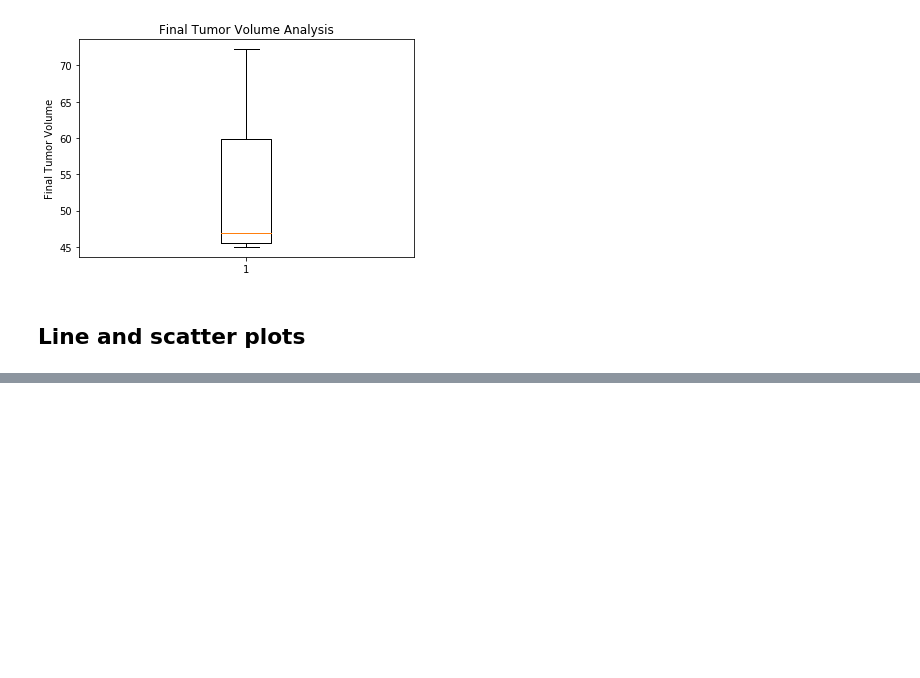
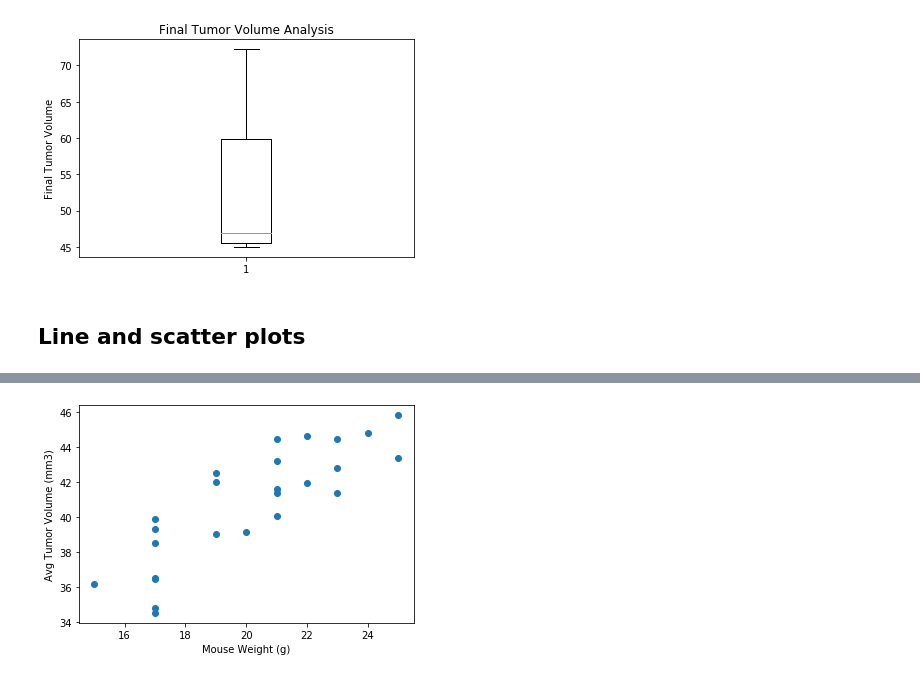
Before and after one commit to deepmalaagarwal/MATPLOTLIB_challenge, a Jupyter notebook: pymaceuticals_starter.ipynb, the cells around one changed output, grey strips where cells are left out. Saved outputs shown, nothing was run; the diff lists cells and outputs as text; code cells hidden in the pictures; blank space fills up the shorter version.

```diff
--- a/pymaceuticals_starter.ipynb
+++ b/pymaceuticals_starter.ipynb
@@ -169,19 +191,19 @@ plt.tight_layout()
 # %%
-# Generate a scatter plot of mouse weight versus average tumor volume for the Capomulin regimen
 # Generate a scatter plot of mouse weight versus average tumor volume for the Capomulin regimen
 
 #Selected the columns and create a new dataset
-mouse_weight_data_df = pd.DataFrame(medical_data_df, columns = ['Tumor Volume (mm3)','Drug Regimen','Weight (g)'])
-mouse_weight_data_df = mouse_weight_data_df[mouse_weight_data_df['Drug Regimen'].isin(['Capomulin'])]
+allPharma_weight_data = pd.DataFrame(all_pharma_data_Capomulin, columns = ['Mouse ID','Tumor Volume (mm3)','Drug Regimen','Weight (g)'])
 
 #Average tumor volume for the Capomulin regimen
-mouse_weight_groups = mouse_weight_data_df.groupby(['Weight (g)','Drug Regimen'])["Tumor Volume (mm3)"].mean()
-mouse_weight_groups = mouse_weight_groups.reset_index()
+allPharma_weight_data_drug = allPharma_weight_data.groupby(["Mouse ID","Weight (g)","Drug Regimen"])["Tumor Volume (mm3)"].mean()
+allPharma_weight_data_drug = allPharma_weight_data_drug.reset_index()
 #Plot scatter plot
-plt.scatter(mouse_weight_groups['Weight (g)'],mouse_weight_groups['Tumor Volume (mm3)'])
+plt.scatter(allPharma_weight_data_drug['Weight (g)'],allPharma_weight_data_drug['Tumor Volume (mm3)'])
 plt.xlabel('Mouse Weight (g)')
 plt.ylabel('Avg Tumor Volume (mm3)')
 plt.show()
+# %% [output]
+[figure, added]
 # %%
 # Calculate the correlation coefficient and linear regression model for mouse weight
 #and average tumor volume for the Capomulin regimen
```
Also changed, not shown: parts of 3 cells of this notebook.
